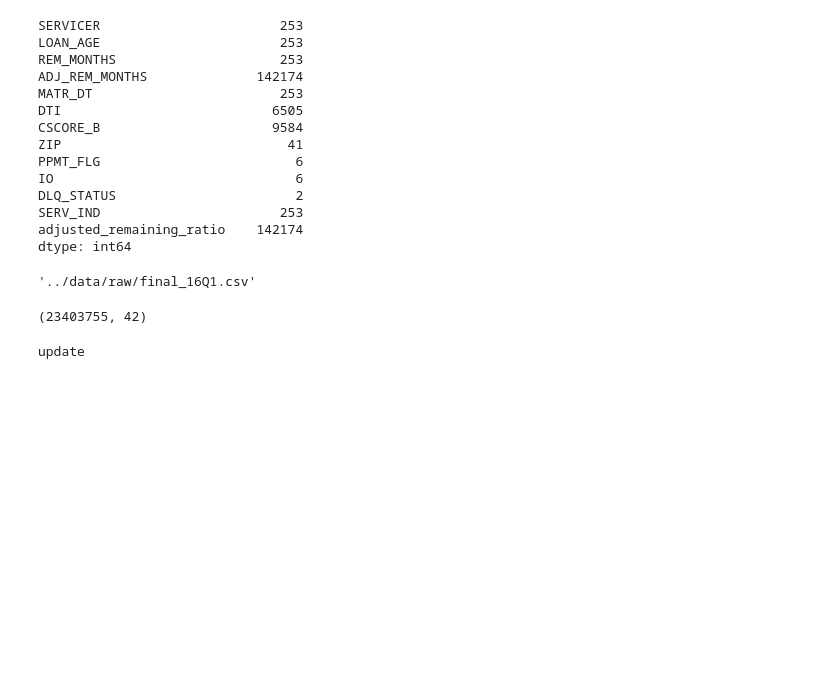
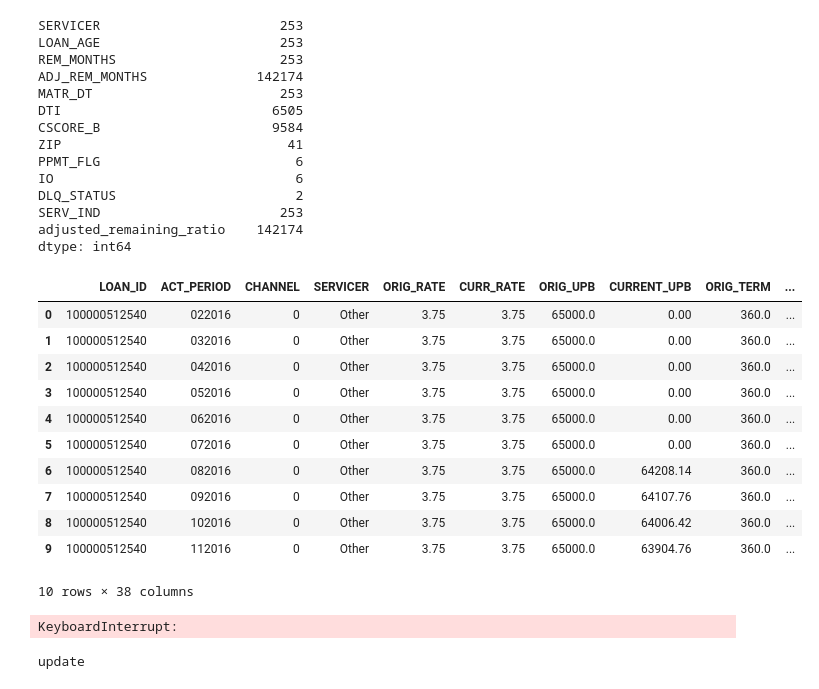
Before and after one commit to Go1vf/Mortgage-Delinquency-Risk-Model, a Jupyter notebook: notebooks/data_proprocessing.ipynb, the cells around one changed output. Drawn from its saved outputs; the diff is of its cells as text; code cells hidden in the pictures; blank space fills up the shorter version.

```diff
--- a/notebooks/data_proprocessing.ipynb
+++ b/notebooks/data_proprocessing.ipynb
@@ -446,24 +446,27 @@ columns_with_nan = [
 
 # Drop rows with NaN values in these columns
 cleaned_df = final_df.dropna(subset=columns_with_nan)
-
-# Save the cleaned DataFrame to a CSV file
-output_path = "../data/raw/final_16Q1.csv"
-cleaned_df.to_csv(output_path, index=False)
-
-output_path
+final_df = final_df.drop(columns=['SELLER','SERVICER' 'ORIG_DATE','FIRST_PAY','MSA','ZIP'], errors='ignore')
-# %% [output]
-'../data/raw/final_16Q1.csv'
-# %%
-## remove nan
-
-# Drop all rows in final_df that contain any NaN values
-final_df = final_df.dropna(axis=0)
-
-# Display the number of remaining rows and columns after dropping NaNs
-final_df.shape
-# %% [output]
-(23403755, 42)
+# %%
+final_df.head(10)
+# %% [output]
+|  | LOAN_ID | ACT_PERIOD | CHANNEL | SERVICER | ORIG_RATE | CURR_RATE | ORIG_UPB | CURRENT_UPB | ORIG_TERM | ... |
+| 0 | 100000512540 | 022016 | 0 | Other | 3.75 | 3.75 | 65000.0 | 0.00 | 360.0 | ... |
+| 1 | 100000512540 | 032016 | 0 | Other | 3.75 | 3.75 | 65000.0 | 0.00 | 360.0 | ... |
+| 2 | 100000512540 | 042016 | 0 | Other | 3.75 | 3.75 | 65000.0 | 0.00 | 360.0 | ... |
+| 3 | 100000512540 | 052016 | 0 | Other | 3.75 | 3.75 | 65000.0 | 0.00 | 360.0 | ... |
+| 4 | 100000512540 | 062016 | 0 | Other | 3.75 | 3.75 | 65000.0 | 0.00 | 360.0 | ... |
+| 5 | 100000512540 | 072016 | 0 | Other | 3.75 | 3.75 | 65000.0 | 0.00 | 360.0 | ... |
+| 6 | 100000512540 | 082016 | 0 | Other | 3.75 | 3.75 | 65000.0 | 64208.14 | 360.0 | ... |
+| 7 | 100000512540 | 092016 | 0 | Other | 3.75 | 3.75 | 65000.0 | 64107.76 | 360.0 | ... |
+| 8 | 100000512540 | 102016 | 0 | Other | 3.75 | 3.75 | 65000.0 | 64006.42 | 360.0 | ... |
+| 9 | 100000512540 | 112016 | 0 | Other | 3.75 | 3.75 | 65000.0 | 63904.76 | 360.0 | ... |
+10 rows × 38 columns
+# %%
+output_path = "../data/final_16Q1.csv"
+final_df.to_csv(output_path, index=False)
+# %% [output]
+KeyboardInterrupt:
 # %%
 print("update")
 # %% [output]
```
Also changed, not shown: 1 other file.
